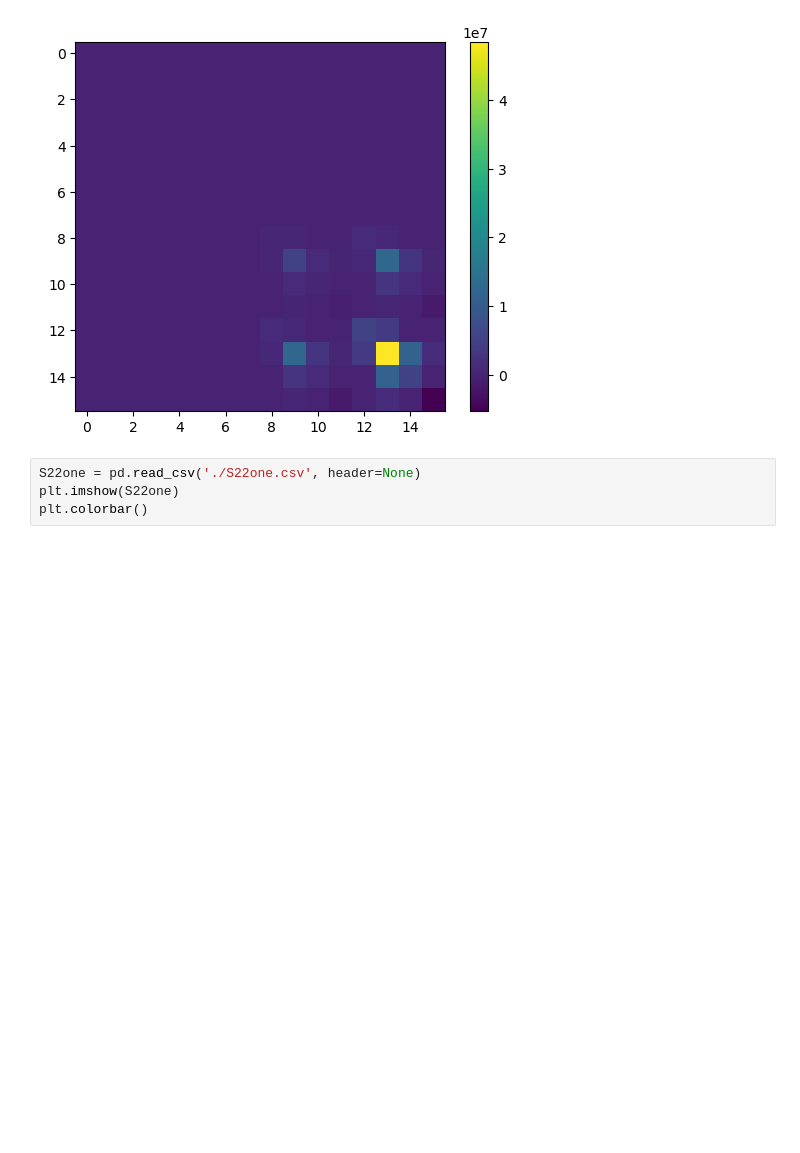
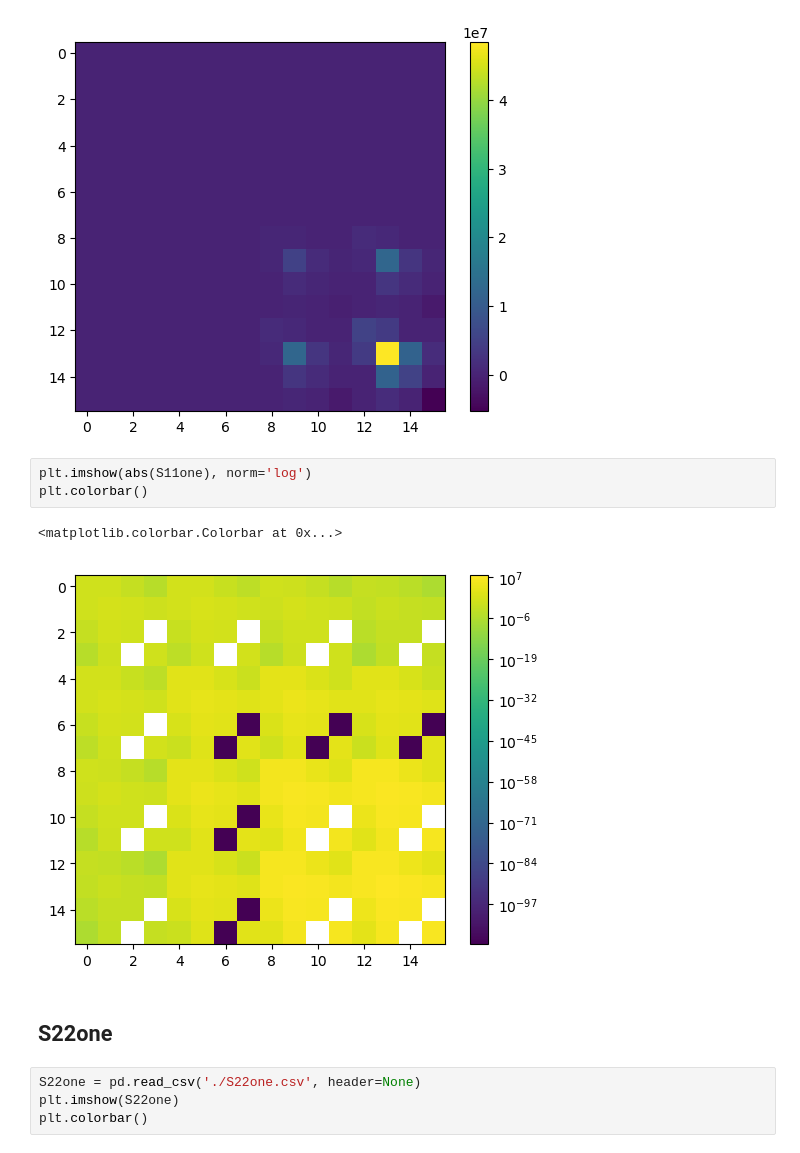
Before and after one commit to ma2this510/H2-_Dirac, a Jupyter notebook: test.ipynb, the cells around one changed output. Drawn from its saved outputs; the diff is of its cells as text; blank space fills up the shorter version.

```diff
--- a/test.ipynb
+++ b/test.ipynb
@@ -8,6 +10,14 @@ plt.colorbar()
 # %% [output]
 <matplotlib.colorbar.Colorbar at 0x...>
 [figure]
+# %%
+plt.imshow(abs(S11one), norm='log')
+plt.colorbar()
+# %% [output]
+<matplotlib.colorbar.Colorbar at 0x...>
+[figure, added]
+# %% [markdown]
+## S22one
 # %%
 S22one = pd.read_csv('./S22one.csv', header=None)
 plt.imshow(S22one)
```
Also changed, not shown: parts of 17 cells of this notebook, 1 other file.
